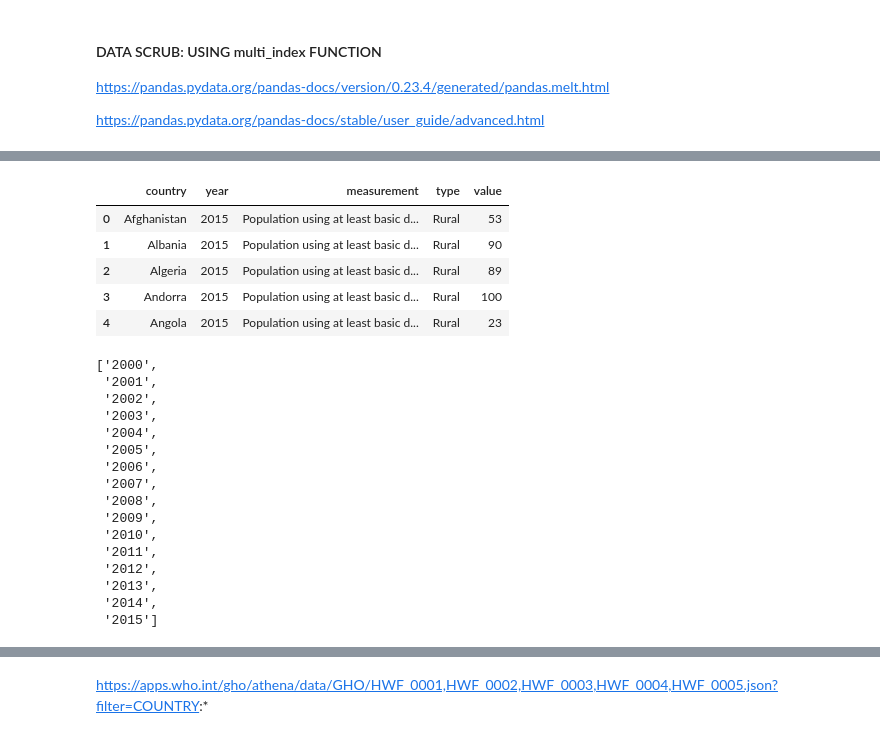
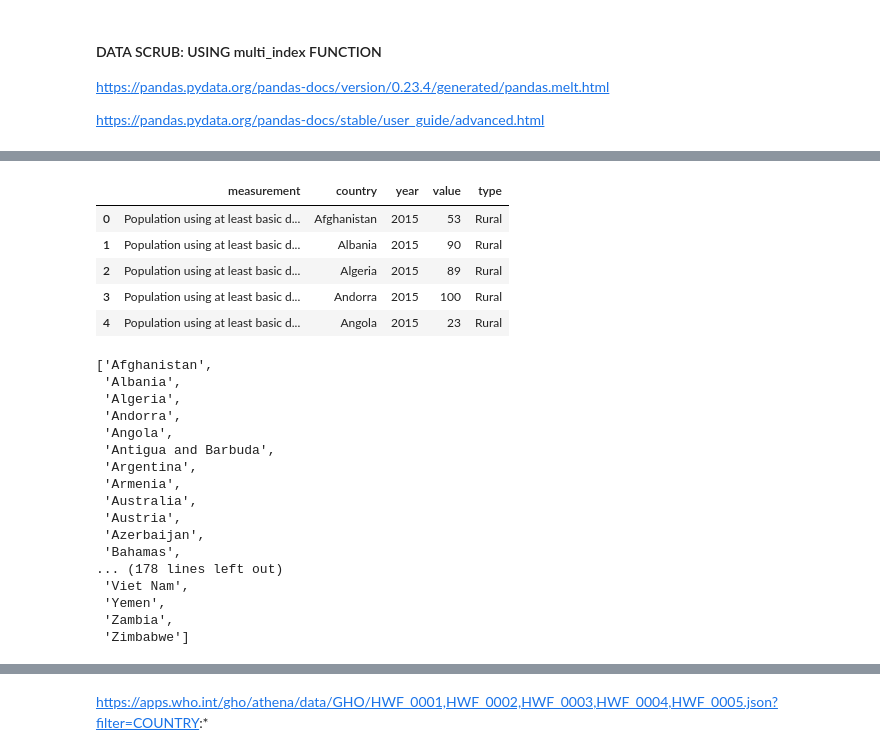
Before and after one commit to lwensley/project-2, a Jupyter notebook: Project 2 ETL.ipynb, the cells around one changed output, grey strips where cells are left out. Cells and saved outputs as stored; diff of their text form; code cells hidden in the pictures.

```diff
--- a/Project 2 ETL.ipynb
+++ b/Project 2 ETL.ipynb
@@ -133,14 +167,18 @@ water_df2 = water_df2.reset_index()
 # %%
 # Unpivot the dataframe from wide to long
 water_df = pd.melt(water_df2,id_vars=["country"])
+
+# reorder columns
+water_df = water_df[['measurement', 'country', 'year', 'value', 'type']]
+
 water_df.head()
 # %% [output]
-|  | country | year | measurement | type | value |
-| 0 | Afghanistan | 2015 | Population using at least basic d... | Rural | 53 |
-| 1 | Albania | 2015 | Population using at least basic d... | Rural | 90 |
-| 2 | Algeria | 2015 | Population using at least basic d... | Rural | 89 |
-| 3 | Andorra | 2015 | Population using at least basic d... | Rural | 100 |
-| 4 | Angola | 2015 | Population using at least basic d... | Rural | 23 |
+|  | measurement | country | year | value | type |
+| 0 | Population using at least basic d... | Afghanistan | 2015 | 53 | Rural |
+| 1 | Population using at least basic d... | Albania | 2015 | 90 | Rural |
+| 2 | Population using at least basic d... | Algeria | 2015 | 89 | Rural |
+| 3 | Population using at least basic d... | Andorra | 2015 | 100 | Rural |
+| 4 | Population using at least basic d... | Angola | 2015 | 23 | Rural |
 # %%
 # Extract years
 
@@ -148,22 +186,23 @@ year_list = list(set(water_df.iloc[1:,1]))
 year_list.sort()
 year_list
 # %% [output]
-['2000',
- '2001',
- '2002',
- '2003',
- '2004',
- '2005',
- '2006',
- '2007',
- '2008',
- '2009',
- '2010',
- '2011',
- '2012',
- '2013',
- '2014',
- '2015']
+['Afghanistan',
+ 'Albania',
+ 'Algeria',
+ 'Andorra',
+ 'Angola',
+ 'Antigua and Barbuda',
+ 'Argentina',
+ 'Armenia',
+ 'Australia',
+ 'Austria',
+ 'Azerbaijan',
+ 'Bahamas',
+... (178 lines left out)
+ 'Viet Nam',
+ 'Yemen',
+ 'Zambia',
+ 'Zimbabwe']
 # %%
 # Extract demographic descriptions
 
```
Also changed, not shown: parts of 41 cells of this notebook, 1 other file.
